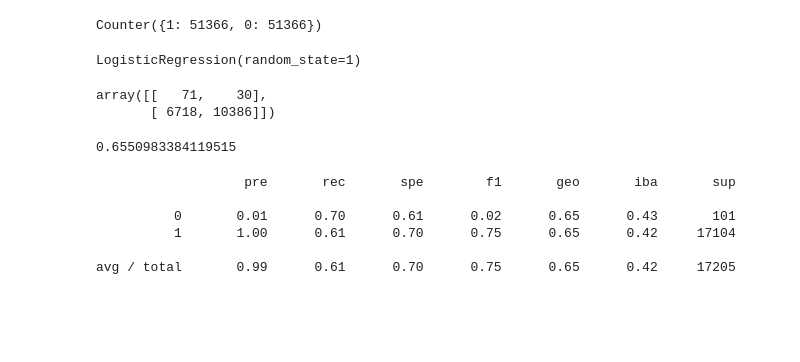
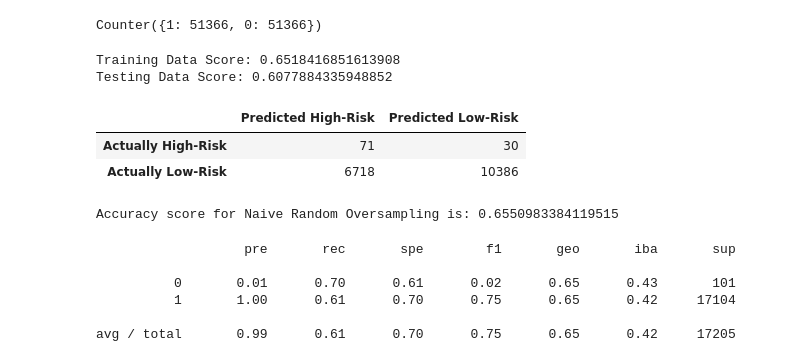
Before and after one commit to EBolinVA/Credit_Risk_Analysis, a Jupyter notebook: Starter_Code/credit_risk_resampling.ipynb, the cells around one changed output. Drawn from its saved outputs; the diff is of its cells as text; code cells hidden in the pictures; blank space fills up the shorter version.

```diff
--- a/Starter_Code/credit_risk_resampling.ipynb
+++ b/Starter_Code/credit_risk_resampling.ipynb
@@ -204,24 +204,39 @@ from sklearn.linear_model import LogisticRegression
 
 model = LogisticRegression(solver='lbfgs', random_state=1)
 model.fit(X_resampled, y_resampled)
+
+print(f"Training Data Score: {model.score(X_resampled, y_resampled)}")
+print(f"Testing Data Score: {model.score(X_test, y_test)}")
 # %% [output]
-LogisticRegression(random_state=1)
+Training Data Score: 0.6518416851613908
+Testing Data Score: 0.6077884335948852
 # %%
 # Display the confusion matrix
 from sklearn.metrics import confusion_matrix
 
+y_true = y_test
 y_pred = model.predict(X_test)
-confusion_matrix(y_test, y_pred)
+
+my_cm = confusion_matrix(y_true, y_pred)
-# %% [output]
-array([[   71,    30],
-       [ 6718, 10386]])
+# %%
+my_cm_df = pd.DataFrame(
+    my_cm,
+    index = ["Actually High-Risk", "Actually Low-Risk"],
+    columns = ["Predicted High-Risk", "Predicted Low-Risk"]
+)
+my_cm_df
+# %% [output]
+|  | Predicted High-Risk | Predicted Low-Risk |
+| Actually High-Risk | 71 | 30 |
+| Actually Low-Risk | 6718 | 10386 |
 # %%
 # Calculated the balanced accuracy score
 from sklearn.metrics import balanced_accuracy_score
 
-balanced_accuracy_score(y_test, y_pred)
+naive_random_oversampling_acc = balanced_accuracy_score(y_true, y_pred)
+print(f'Accuracy score for Naive Random Oversampling is: {naive_random_oversampling_acc}')
 # %% [output]
-0.6550983384119515
+Accuracy score for Naive Random Oversampling is: 0.6550983384119515
 # %%
 # Print the imbalanced classification report
 from imblearn.metrics import classification_report_imbalanced
```
Also changed, not shown: parts of 19 cells of this notebook, 12 other files.
